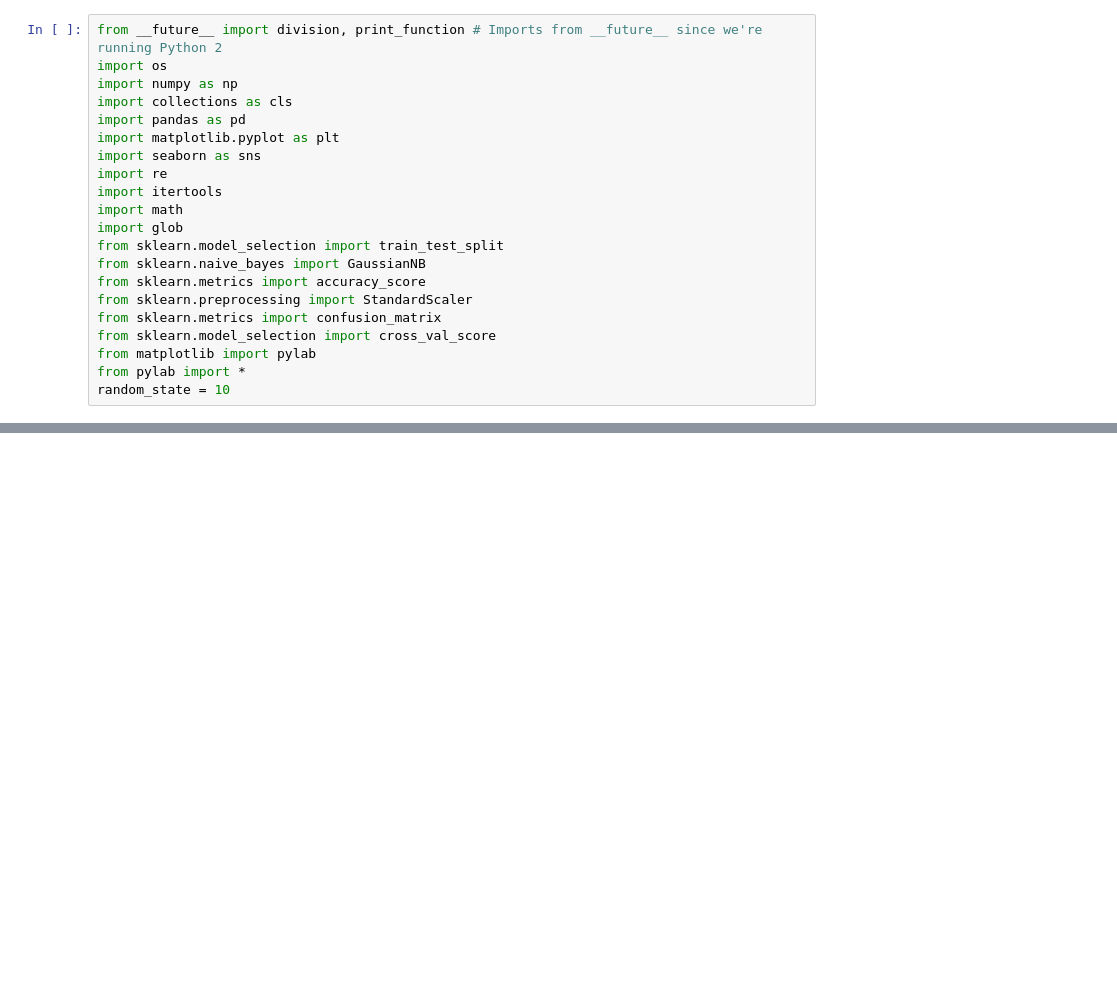
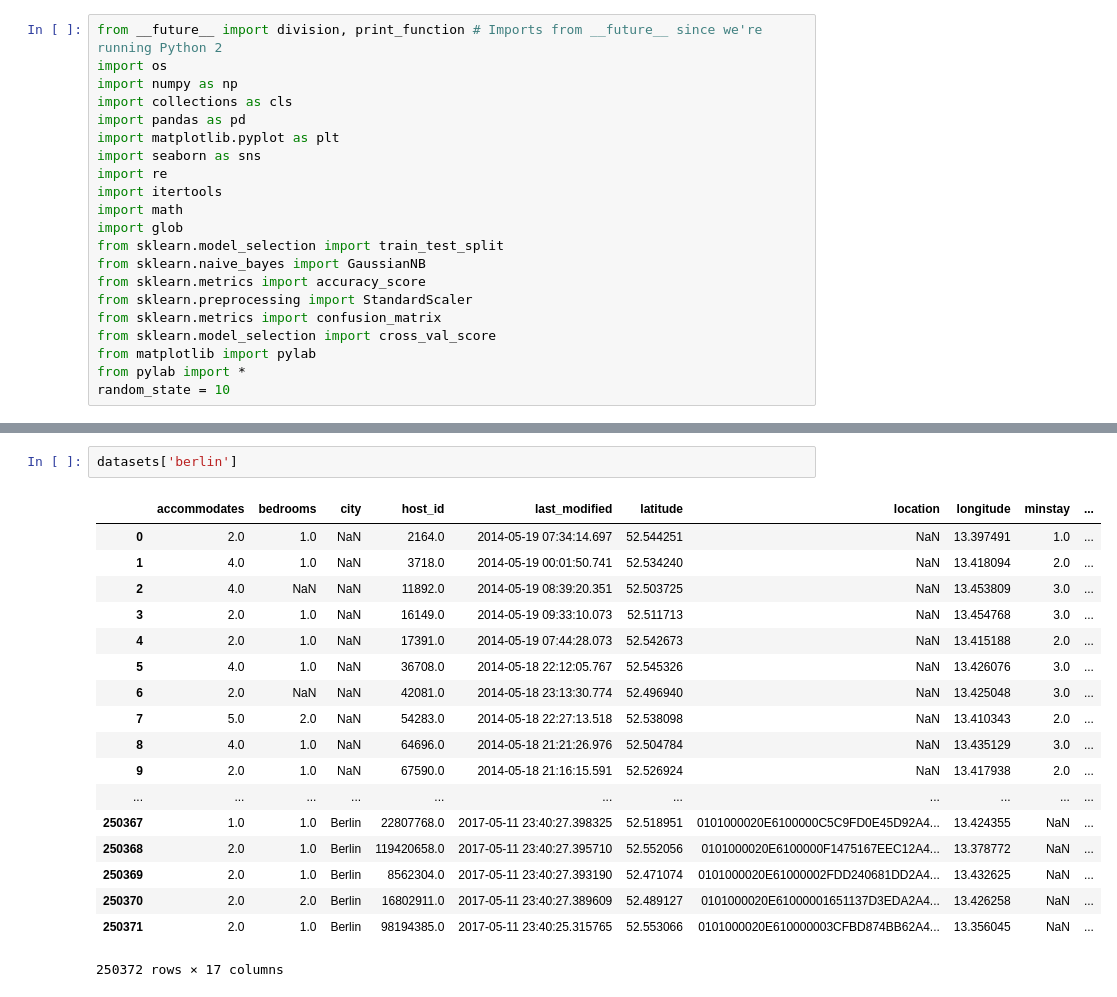
Before and after one commit to and92reas/AirBnB-Data-Analysis, a Jupyter notebook: processing.ipynb, the cells around one changed output, grey strips where cells are left out. Cells and saved outputs as stored; diff of their text form; blank space fills up the shorter version.

```diff
--- a/processing.ipynb
+++ b/processing.ipynb
@@ -84 +146,22 @@ cols with only missing values--> country,bathrooms,minstay
+# %%
+datasets['berlin']
+# %% [output]
+|  | accommodates | bedrooms | city | host_id | last_modified | latitude | location | longitude | minstay | ... |
+| 0 | 2.0 | 1.0 | NaN | 2164.0 | 2014-05-19 07:34:14.697 | 52.544251 | NaN | 13.397491 | 1.0 | ... |
+| 1 | 4.0 | 1.0 | NaN | 3718.0 | 2014-05-19 00:01:50.741 | 52.534240 | NaN | 13.418094 | 2.0 | ... |
+| 2 | 4.0 | NaN | NaN | 11892.0 | 2014-05-19 08:39:20.351 | 52.503725 | NaN | 13.453809 | 3.0 | ... |
+| 3 | 2.0 | 1.0 | NaN | 16149.0 | 2014-05-19 09:33:10.073 | 52.511713 | NaN | 13.454768 | 3.0 | ... |
+| 4 | 2.0 | 1.0 | NaN | 17391.0 | 2014-05-19 07:44:28.073 | 52.542673 | NaN | 13.415188 | 2.0 | ... |
+| 5 | 4.0 | 1.0 | NaN | 36708.0 | 2014-05-18 22:12:05.767 | 52.545326 | NaN | 13.426076 | 3.0 | ... |
+| 6 | 2.0 | NaN | NaN | 42081.0 | 2014-05-18 23:13:30.774 | 52.496940 | NaN | 13.425048 | 3.0 | ... |
+| 7 | 5.0 | 2.0 | NaN | 54283.0 | 2014-05-18 22:27:13.518 | 52.538098 | NaN | 13.410343 | 2.0 | ... |
+| 8 | 4.0 | 1.0 | NaN | 64696.0 | 2014-05-18 21:21:26.976 | 52.504784 | NaN | 13.435129 | 3.0 | ... |
+| 9 | 2.0 | 1.0 | NaN | 67590.0 | 2014-05-18 21:16:15.591 | 52.526924 | NaN | 13.417938 | 2.0 | ... |
+| ... | ... | ... | ... | ... | ... | ... | ... | ... | ... | ... |
+| 250367 | 1.0 | 1.0 | Berlin | 22807768.0 | 2017-05-11 23:40:27.398325 | 52.518951 | 0101000020E6100000C5C9FD0E45D92A4... | 13.424355 | NaN | ... |
+| 250368 | 2.0 | 1.0 | Berlin | 119420658.0 | 2017-05-11 23:40:27.395710 | 52.552056 | 0101000020E6100000F1475167EEC12A4... | 13.378772 | NaN | ... |
+| 250369 | 2.0 | 1.0 | Berlin | 8562304.0 | 2017-05-11 23:40:27.393190 | 52.471074 | 0101000020E61000002FDD240681DD2A4... | 13.432625 | NaN | ... |
+| 250370 | 2.0 | 2.0 | Berlin | 16802911.0 | 2017-05-11 23:40:27.389609 | 52.489127 | 0101000020E61000001651137D3EDA2A4... | 13.426258 | NaN | ... |
+| 250371 | 2.0 | 1.0 | Berlin | 98194385.0 | 2017-05-11 23:40:25.315765 | 52.553066 | 0101000020E610000003CFBD874BB62A4... | 13.356045 | NaN | ... |
+250372 rows × 17 columns
 # %%
```
Also changed, not shown: parts of 19 cells of this notebook.
